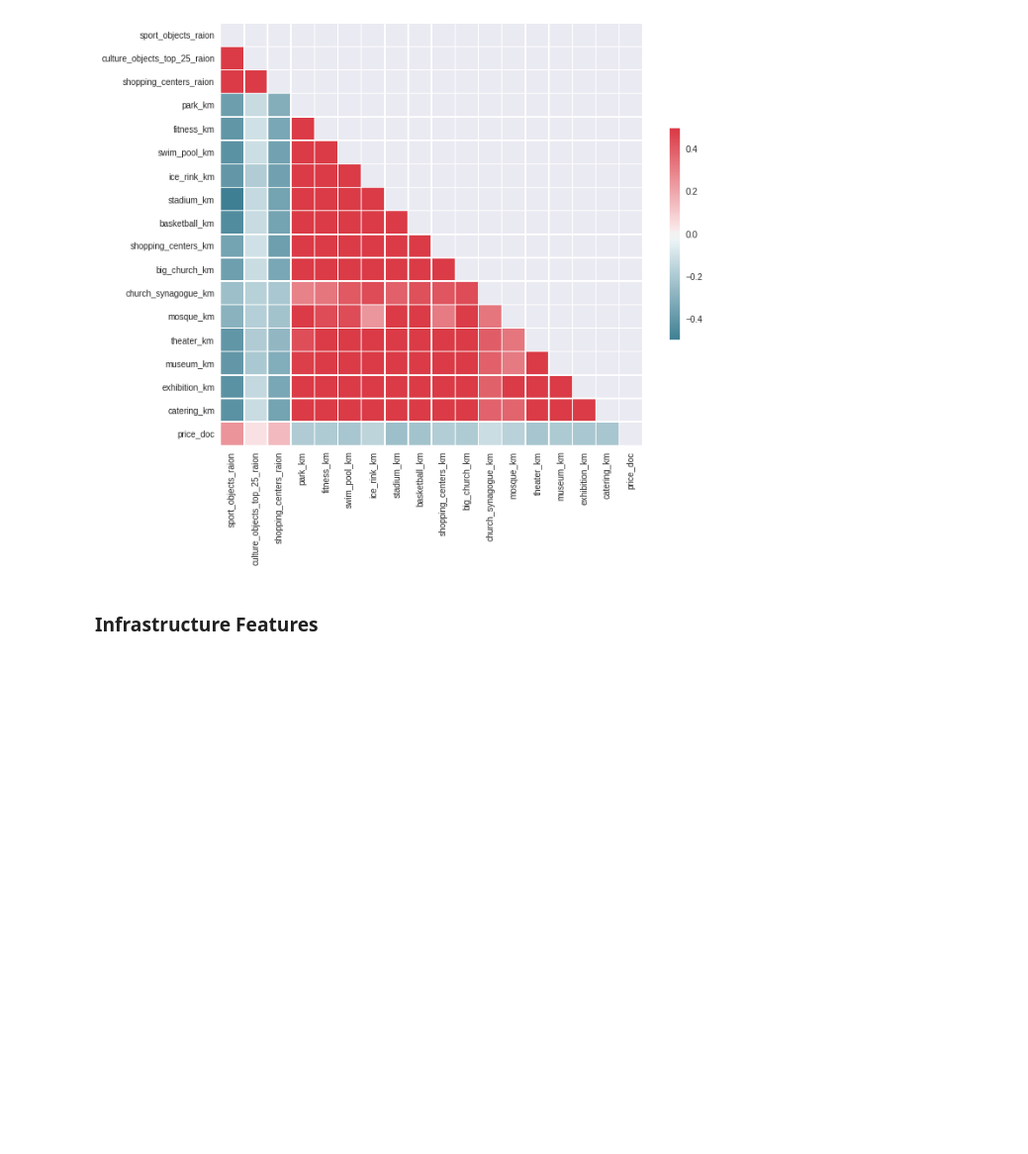
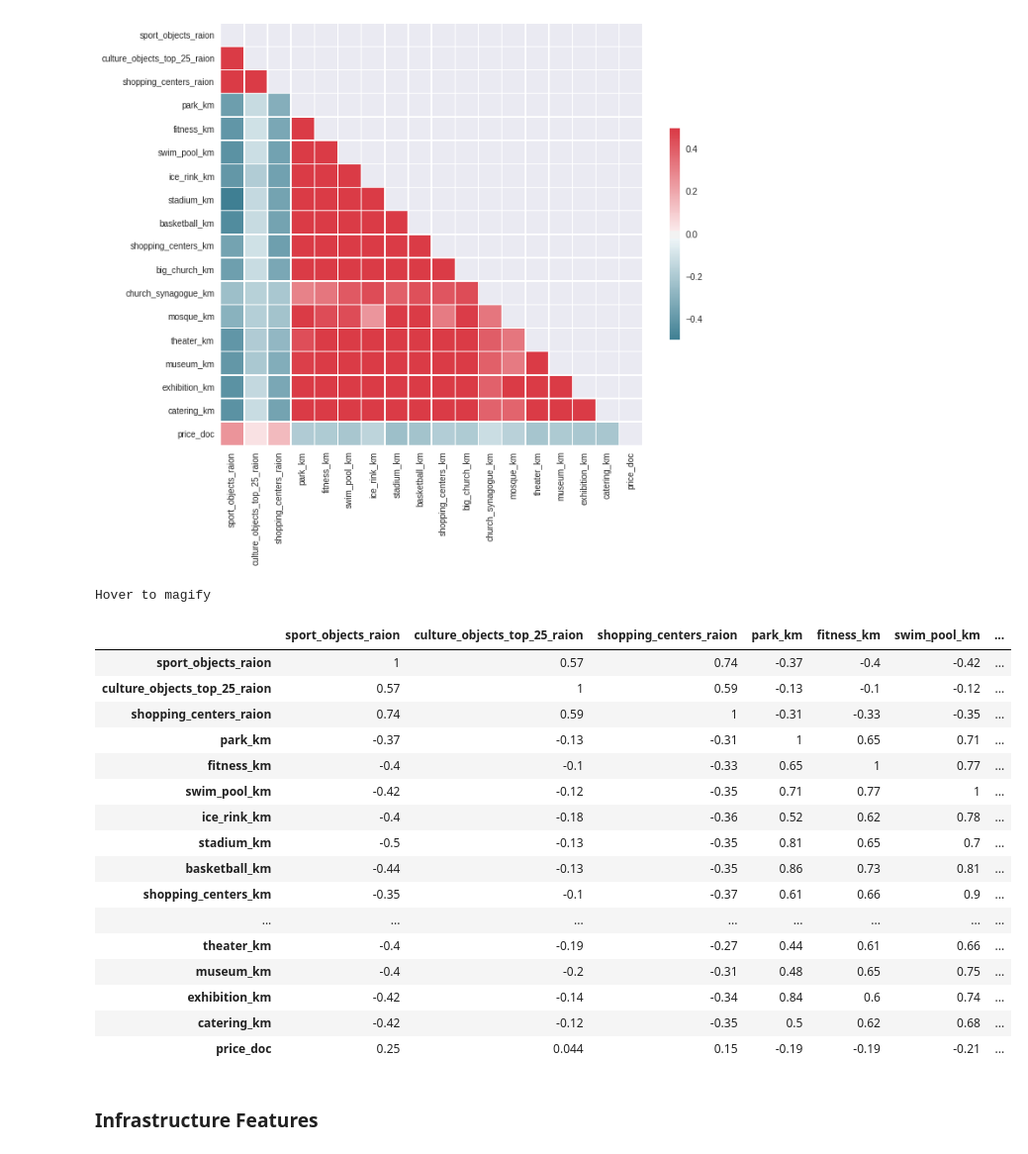
Before and after one commit to chinyan/Sberbank-Russian-Housing-Market, a Jupyter notebook: sberbank.ipynb, the cells around one changed output. Shown at 99% size. Saved outputs shown, nothing was run; the diff lists cells and outputs as text; code cells hidden in the pictures; blank space fills up the shorter version.

```diff
--- a/sberbank.ipynb
+++ b/sberbank.ipynb
@@ -412,3 +476,23 @@ sns.heatmap(corr, mask=mask, cmap=cmap, vmax=.3, center=0,
 # %% [output]
 <matplotlib.axes._subplots.AxesSubplot at 0x...>
 [figure]
+# %%
+cmap = sns.diverging_palette(10, 220, as_cmap=True)
+
+def magnify():
+    return [dict(selector="th",
+                 props=[("font-size", "7pt")]),
+            dict(selector="td",
+                 props=[('padding', "0em 0em")]),
+            dict(selector="th:hover",
+                 props=[("font-size", "12pt")]),
+            dict(selector="tr:hover td:hover",
+                 props=[('max-width', '200px'),
+                        ('font-size', '12pt')])
+]
+
+corr.style.background_gradient(cmap, axis=1)\
+    .set_properties(**{'max-width': '80px', 'font-size': '10pt'})\
+    .set_caption("Hover to magify")\
+    .set_precision(2)\
+    .set_table_styles(magnify())
@@ -439,6 +538,45 @@ sns.heatmap(corr, mask=mask, cmap=cmap, vmax=.3, center=0,
 # %% [output]
 <matplotlib.axes._subplots.AxesSubplot at 0x...>
 [figure]
+# %%
+cmap = sns.diverging_palette(10, 220, as_cmap=True)
+
+def magnify():
+    return [dict(selector="th",
+                 props=[("font-size", "7pt")]),
+            dict(selector="td",
+                 props=[('padding', "0em 0em")]),
+            dict(selector="th:hover",
+                 props=[("font-size", "12pt")]),
+            dict(selector="tr:hover td:hover",
+                 props=[('max-width', '200px'),
+                        ('font-size', '12pt')])
+]
+
+corr.style.background_gradient(cmap, axis=1)\
+    .set_properties(**{'max-width': '80px', 'font-size': '10pt'})\
+    .set_caption("Hover to magify")\
+    .set_precision(2)\
+    .set_table_styles(magnify())
+# %% [output]
+Hover to magify
+|  | sport_objects_raion | culture_objects_top_25_raion | shopping_centers_raion | park_km | fitness_km | swim_pool_km | ... |
+| sport_objects_raion | 1 | 0.57 | 0.74 | -0.37 | -0.4 | -0.42 | ... |
+| culture_objects_top_25_raion | 0.57 | 1 | 0.59 | -0.13 | -0.1 | -0.12 | ... |
+| shopping_centers_raion | 0.74 | 0.59 | 1 | -0.31 | -0.33 | -0.35 | ... |
+| park_km | -0.37 | -0.13 | -0.31 | 1 | 0.65 | 0.71 | ... |
+| fitness_km | -0.4 | -0.1 | -0.33 | 0.65 | 1 | 0.77 | ... |
+| swim_pool_km | -0.42 | -0.12 | -0.35 | 0.71 | 0.77 | 1 | ... |
+| ice_rink_km | -0.4 | -0.18 | -0.36 | 0.52 | 0.62 | 0.78 | ... |
+| stadium_km | -0.5 | -0.13 | -0.35 | 0.81 | 0.65 | 0.7 | ... |
+| basketball_km | -0.44 | -0.13 | -0.35 | 0.86 | 0.73 | 0.81 | ... |
+| shopping_centers_km | -0.35 | -0.1 | -0.37 | 0.61 | 0.66 | 0.9 | ... |
+| ... | ... | ... | ... | ... | ... | ... | ... |
+| theater_km | -0.4 | -0.19 | -0.27 | 0.44 | 0.61 | 0.66 | ... |
+| museum_km | -0.4 | -0.2 | -0.31 | 0.48 | 0.65 | 0.75 | ... |
+| exhibition_km | -0.42 | -0.14 | -0.34 | 0.84 | 0.6 | 0.74 | ... |
+| catering_km | -0.42 | -0.12 | -0.35 | 0.5 | 0.62 | 0.68 | ... |
+| price_doc | 0.25 | 0.044 | 0.15 | -0.19 | -0.19 | -0.21 | ... |
 # %% [markdown]
 ### Infrastructure Features
 # %%
```
Also changed, not shown: parts of 8 cells of this notebook.
